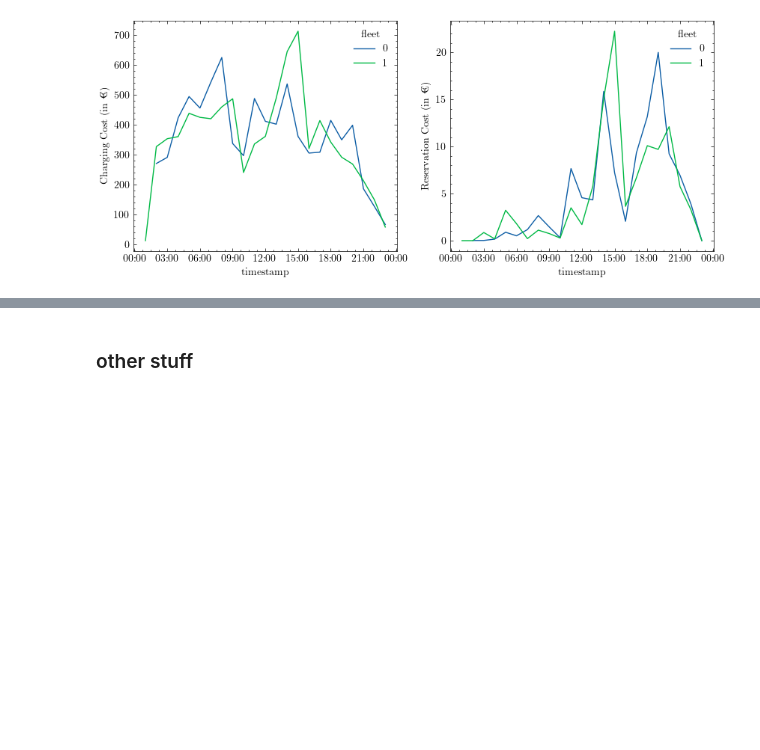
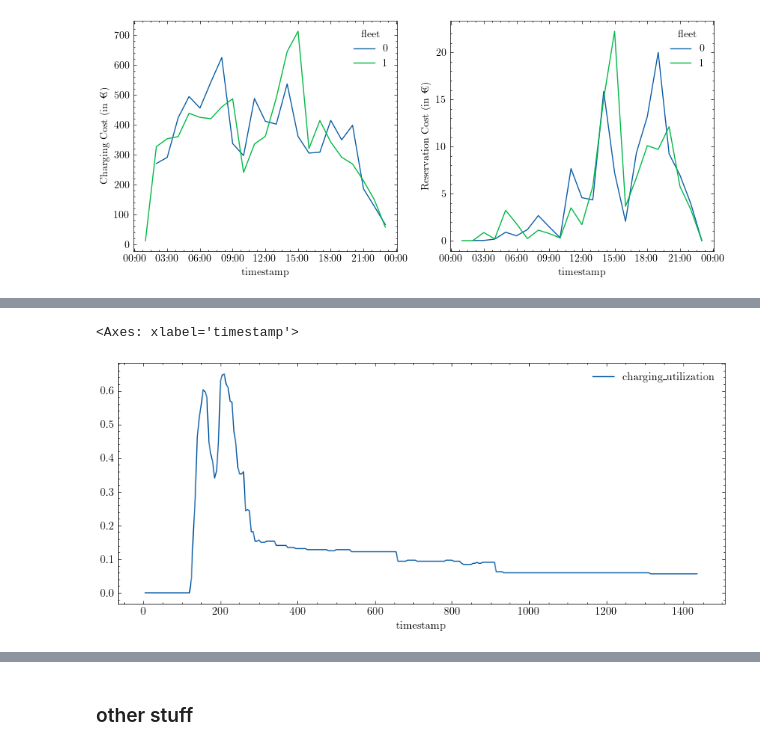
Before and after one commit to IS3UniCologne/urban-mobility-simulation, a Jupyter notebook: resources/scripts/simulation_analysis/shared_charging.ipynb, the cells around one changed output, grey strips where cells are left out. Drawn from its saved outputs; the diff is of its cells as text; code cells hidden in the pictures; blank space fills up the shorter version.

```diff
--- a/resources/scripts/simulation_analysis/shared_charging.ipynb
+++ b/resources/scripts/simulation_analysis/shared_charging.ipynb
@@ -595,0 +619,7 @@ for a in ax:
+# %%
+benchmark_no_coordination['charging_utilization'] = benchmark_no_coordination['all_stations_utilization_rate'].apply(lambda x: np.mean(eval(x)))
+# %%
+benchmark_no_coordination.plot(x='timestamp', y='charging_utilization', figsize=(10, 4))
+# %% [output]
+<Axes: xlabel='timestamp'>
+[figure, added]
```
Also changed, not shown: parts of 15 cells of this notebook, 1 other file.
